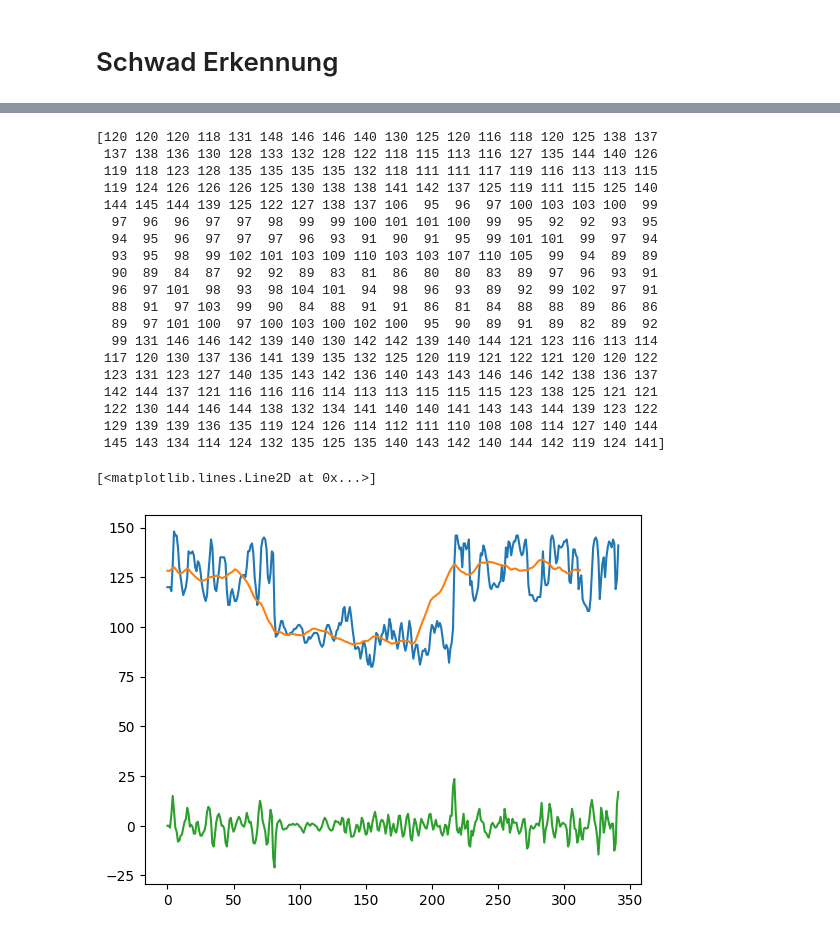
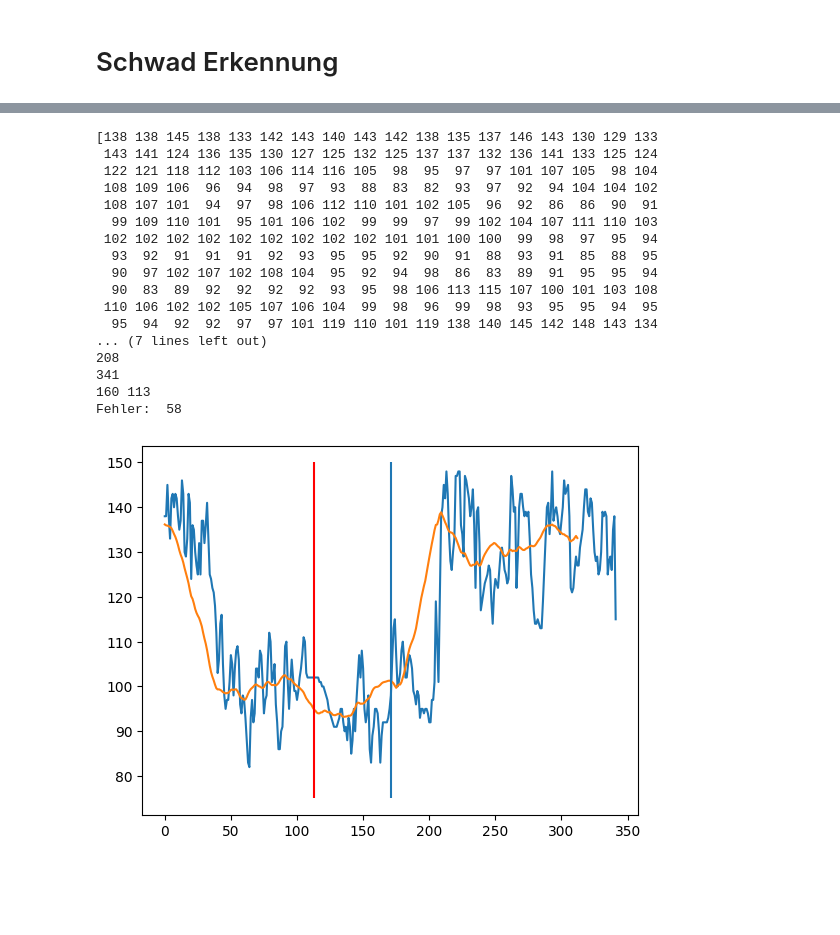
Before and after one commit to mgoetze06/autosteer, a Jupyter notebook: autosteer_notebook.ipynb, the cells around one changed output, grey strips where cells are left out. Drawn from its saved outputs; the diff is of its cells as text; code cells hidden in the pictures; blank space fills up the shorter version.

Commit message:
schwad detection aus differenz des größten und kleinsten gradienten

```diff
--- a/autosteer_notebook.ipynb
+++ b/autosteer_notebook.ipynb
@@ -854,14 +854,15 @@ def rectangle_roi_center(img,width_factor,height_factor,y_offset,x_offset):
 
     return roi
 # %%
-img = cv2.imread('./images/schwad/img0.png')
+img = cv2.imread('./images/schwad/img3.png')
 roi = rectangle_roi_center(img,0.06666,0.066666,-150,0)
 print(error)
 print(roi.shape)
 print(roi[100].shape)
-cv2.imshow('image',roi)
-cv2.waitKey()
-cv2.destroyAllWindows()
+plt.imshow(roi)
+#cv2.imshow('image',roi)
+#cv2.waitKey()
+#cv2.destroyAllWindows()
 # %% [output]
 (1440, 2560, 3)
 474 666 1109 1451
@@ -871,29 +874,45 @@ cv2.destroyAllWindows()
 # %%
 img_gray = cv2.cvtColor(roi,cv2.COLOR_BGR2GRAY)
-line = img_gray[100]
+line = img_gray[50]
 print(line)
 plt.plot(line)
-plt.plot(np.convolve(line, np.ones(30)/30, mode='valid'))
-plt.plot(np.gradient(line))
+
+avg = np.convolve(line, np.ones(30)/30, mode='valid')
+plt.plot(avg)
+#plt.plot(np.diff(line))
+print(np.argmax(np.gradient(line)))
+print(np.argmin(np.gradient(line)))
+
+up = np.argmax(np.gradient(avg))
+down = np.argmin(np.gradient(avg))
+
+bild_mitte = len(line)//2
+
+schwad_breite = abs(up - down)
+schwad_mitte = min(up,down) + schwad_breite // 2
+
+
+fehler = bild_mitte - schwad_mitte
+plt.vlines(schwad_mitte,75,150,colors='r')
+plt.vlines(len(line)//2,75,150)
+print(schwad_breite,schwad_mitte)
+print("Fehler: ",fehler)
 # %% [output]
-[120 120 120 118 131 148 146 146 140 130 125 120 116 118 120 125 138 137
- 137 138 136 130 128 133 132 128 122 118 115 113 116 127 135 144 140 126
- 119 118 123 128 135 135 135 135 132 118 111 111 117 119 116 113 113 115
- 119 124 126 126 126 125 130 138 138 141 142 137 125 119 111 115 125 140
- 144 145 144 139 125 122 127 138 137 106  95  96  97 100 103 103 100  99
-  97  96  96  97  97  98  99  99 100 101 101 100  99  95  92  92  93  95
-  94  95  96  97  97  97  96  93  91  90  91  95  99 101 101  99  97  94
-  93  95  98  99 102 101 103 109 110 103 103 107 110 105  99  94  89  89
-  90  89  84  87  92  92  89  83  81  86  80  80  83  89  97  96  93  91
-  96  97 101  98  93  98 104 101  94  98  96  93  89  92  99 102  97  91
-  88  91  97 103  99  90  84  88  91  91  86  81  84  88  88  89  86  86
-  89  97 101 100  97 100 103 100 102 100  95  90  89  91  89  82  89  92
-  99 131 146 146 142 139 140 130 142 142 139 140 144 121 123 116 113 114
- 117 120 130 137 136 141 139 135 132 125 120 119 121 122 121 120 120 122
- 123 131 123 127 140 135 143 142 136 140 143 143 146 146 142 138 136 137
- 142 144 137 121 116 116 116 114 113 113 115 115 115 123 138 125 121 121
- 122 130 144 146 144 138 132 134 141 140 140 141 143 143 144 139 123 122
- 129 139 139 136 135 119 124 126 114 112 111 110 108 108 114 127 140 144
- 145 143 134 114 124 132 135 125 135 140 143 142 140 144 142 119 124 141]
+[138 138 145 138 133 142 143 140 143 142 138 135 137 146 143 130 129 133
+ 143 141 124 136 135 130 127 125 132 125 137 137 132 136 141 133 125 124
+ 122 121 118 112 103 106 114 116 105  98  95  97  97 101 107 105  98 104
+ 108 109 106  96  94  98  97  93  88  83  82  93  97  92  94 104 104 102
+ 108 107 101  94  97  98 106 112 110 101 102 105  96  92  86  86  90  91
+  99 109 110 101  95 101 106 102  99  99  97  99 102 104 107 111 110 103
+ 102 102 102 102 102 102 102 102 102 101 101 100 100  99  98  97  95  94
+  93  92  91  91  91  92  93  95  95  92  90  91  88  93  91  85  88  95
+  90  97 102 107 102 108 104  95  92  94  98  86  83  89  91  95  95  94
+  90  83  89  92  92  92  92  93  95  98 106 113 115 107 100 101 103 108
+ 110 106 102 102 105 107 106 104  99  98  96  99  98  93  95  95  94  95
+  95  94  92  92  97  97 101 119 110 101 119 138 140 145 142 148 143 134
+... (7 lines left out)
+208
+341
+160 113
+Fehler:  58
-[<matplotlib.lines.Line2D at 0x...>]
-[figure, old version]
+[figure, new version]
```
Also changed, not shown: parts of 1 cell of this notebook.
